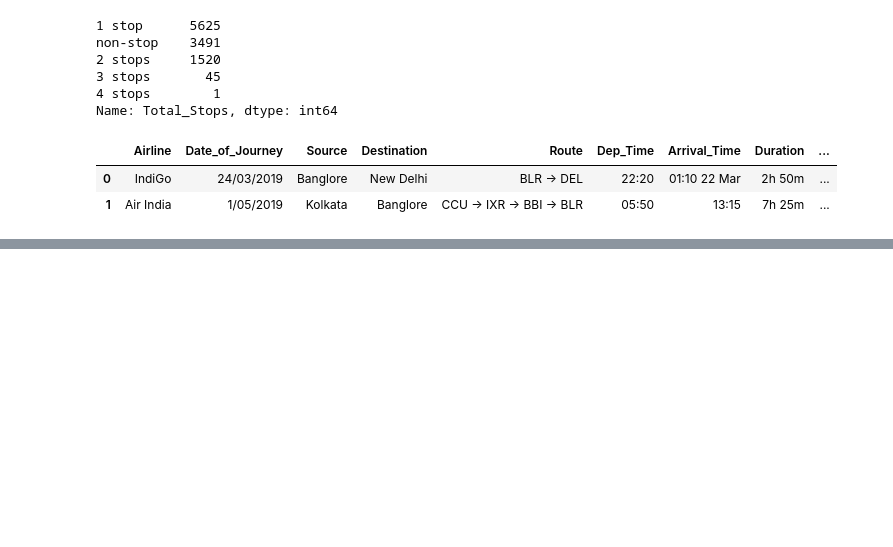
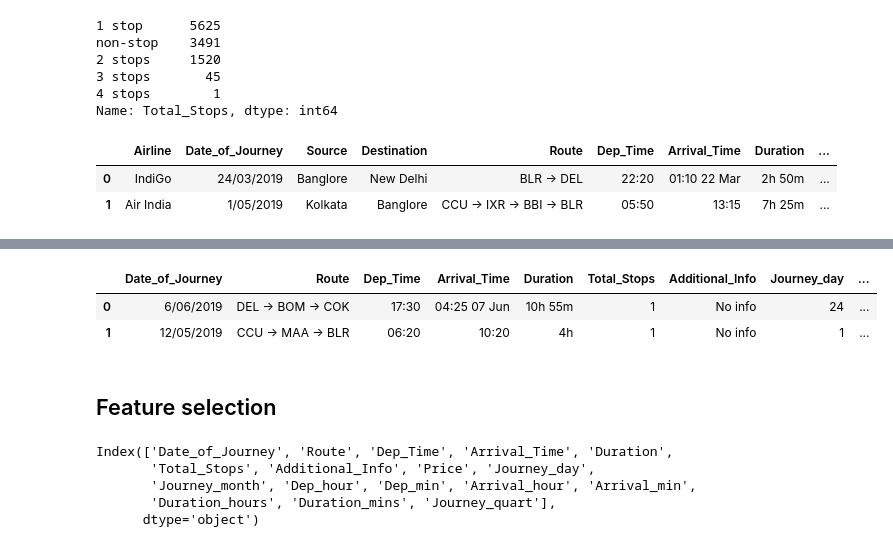
Before and after one commit to Daim-Nickel-Penny/Flight-Fare-Predictor, a Jupyter notebook: Flight_Fare_Predict.ipynb, the cells around one changed output, grey strips where cells are left out. Cells and saved outputs as stored; diff of their text form; code cells hidden in the pictures; blank space fills up the shorter version.

```diff
--- a/Flight_Fare_Predict.ipynb
+++ b/Flight_Fare_Predict.ipynb
@@ -342,0 +466,2 @@ data.head()
+# %%
+Source = pd.get_dummies(test_data["Source"], drop_first= True)
@@ -342,0 +478,24 @@ data.head()
+# %%
+Destination = pd.get_dummies(test_data["Destination"], drop_first = True)
+# %%
+test_data.replace({"non-stop": 0, "1 stop": 1, "2 stops": 2, "3 stops": 3, "4 stops": 4}, inplace = True)
+# %%
+data_test = pd.concat([test_data, Airline, Source, Destination], axis = 1)
+
+data_test.drop(["Airline", "Source", "Destination"], axis = 1, inplace = True)
+# %%
+data_test.head(2)
+# %% [output]
+|  | Date_of_Journey | Route | Dep_Time | Arrival_Time | Duration | Total_Stops | Additional_Info | Journey_day | ... |
+| 0 | 6/06/2019 | DEL → BOM → COK | 17:30 | 04:25 07 Jun | 10h 55m | 1 | No info | 24 | ... |
+| 1 | 12/05/2019 | CCU → MAA → BLR | 06:20 | 10:20 | 4h | 1 | No info | 1 | ... |
+# %% [markdown]
+## Feature selection
+# %%
+data.columns
+# %% [output]
+Index(['Date_of_Journey', 'Route', 'Dep_Time', 'Arrival_Time', 'Duration',
+       'Total_Stops', 'Additional_Info', 'Price', 'Journey_day',
+       'Journey_month', 'Dep_hour', 'Dep_min', 'Arrival_hour', 'Arrival_min',
+       'Duration_hours', 'Duration_mins', 'Journey_quart'],
+      dtype='object')
```
Also changed, not shown: parts of 28 cells of this notebook.
